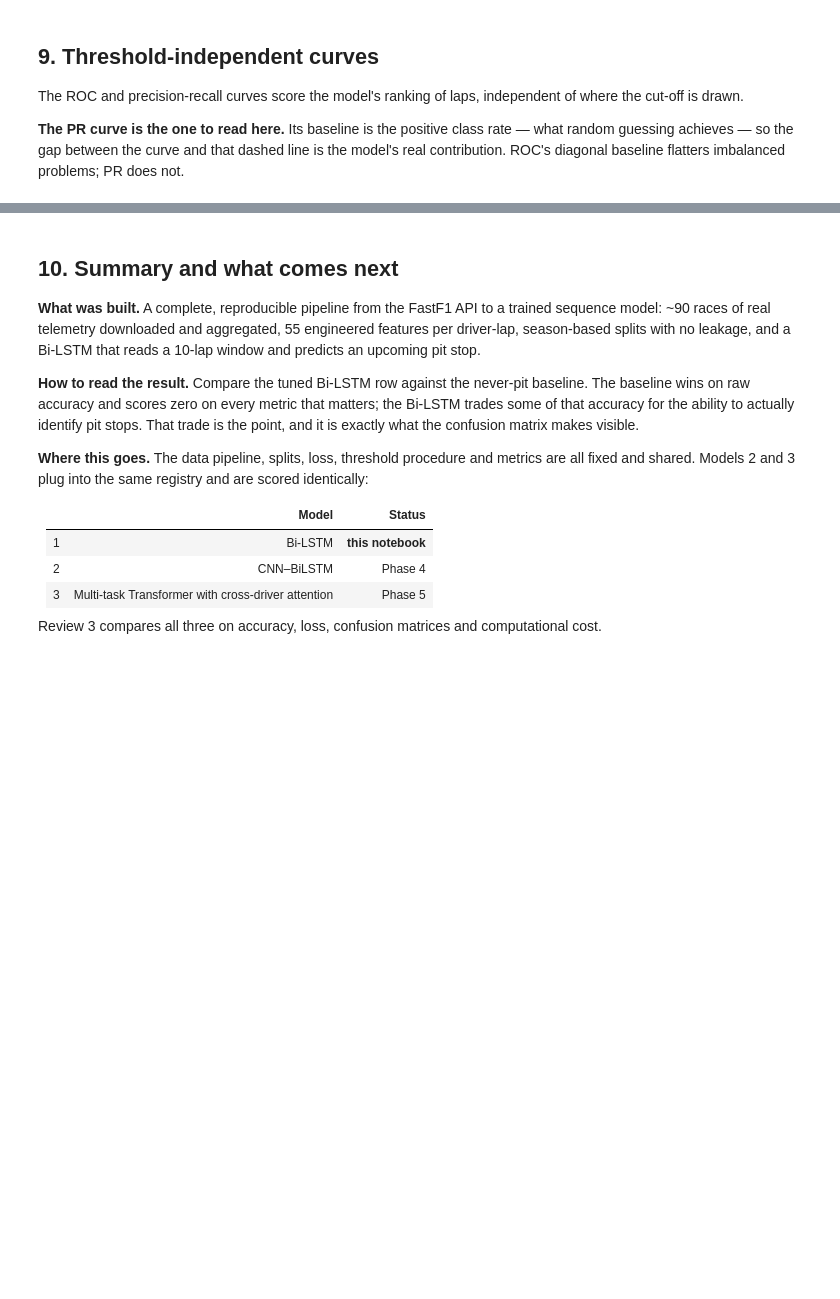
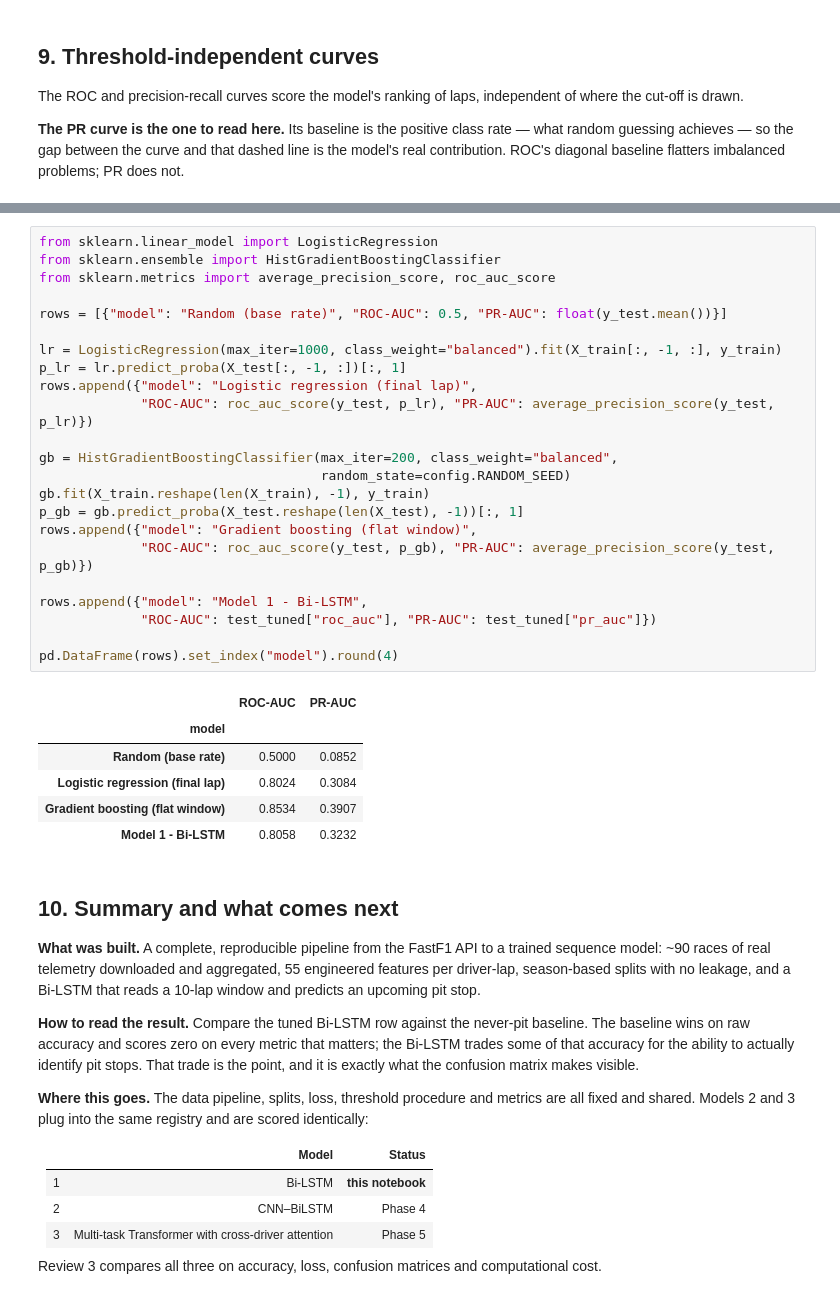
Before and after one commit to dhruv-deepak/f1-virtual-race-engineer, a Jupyter notebook: notebooks/01_review2_bilstm.ipynb, the cells around one changed output, grey strips where cells are left out. Drawn from its saved outputs; the diff is of its cells as text; blank space fills up the shorter version.

```diff
--- a/notebooks/01_review2_bilstm.ipynb
+++ b/notebooks/01_review2_bilstm.ipynb
@@ -237,3 +350,33 @@ display(Image(roc_png)); display(Image(pr_png))
+# %%
+from sklearn.linear_model import LogisticRegression
+from sklearn.ensemble import HistGradientBoostingClassifier
+from sklearn.metrics import average_precision_score, roc_auc_score
+
+rows = [{"model": "Random (base rate)", "ROC-AUC": 0.5, "PR-AUC": float(y_test.mean())}]
+
+lr = LogisticRegression(max_iter=1000, class_weight="balanced").fit(X_train[:, -1, :], y_train)
+p_lr = lr.predict_proba(X_test[:, -1, :])[:, 1]
+rows.append({"model": "Logistic regression (final lap)",
+             "ROC-AUC": roc_auc_score(y_test, p_lr), "PR-AUC": average_precision_score(y_test, p_lr)})
+
+gb = HistGradientBoostingClassifier(max_iter=200, class_weight="balanced",
+                                    random_state=config.RANDOM_SEED)
+gb.fit(X_train.reshape(len(X_train), -1), y_train)
+p_gb = gb.predict_proba(X_test.reshape(len(X_test), -1))[:, 1]
+rows.append({"model": "Gradient boosting (flat window)",
+             "ROC-AUC": roc_auc_score(y_test, p_gb), "PR-AUC": average_precision_score(y_test, p_gb)})
+
+rows.append({"model": "Model 1 - Bi-LSTM",
+             "ROC-AUC": test_tuned["roc_auc"], "PR-AUC": test_tuned["pr_auc"]})
+
+pd.DataFrame(rows).set_index("model").round(4)
+# %% [output]
+|  | ROC-AUC | PR-AUC |
+| model |  |  |
+| Random (base rate) | 0.5000 | 0.0852 |
+| Logistic regression (final lap) | 0.8024 | 0.3084 |
+| Gradient boosting (flat window) | 0.8534 | 0.3907 |
+| Model 1 - Bi-LSTM | 0.8058 | 0.3232 |
 # %% [markdown]
 ## 10. Summary and what comes next
 
```
Also changed, not shown: parts of 13 cells of this notebook, 9 other files.
